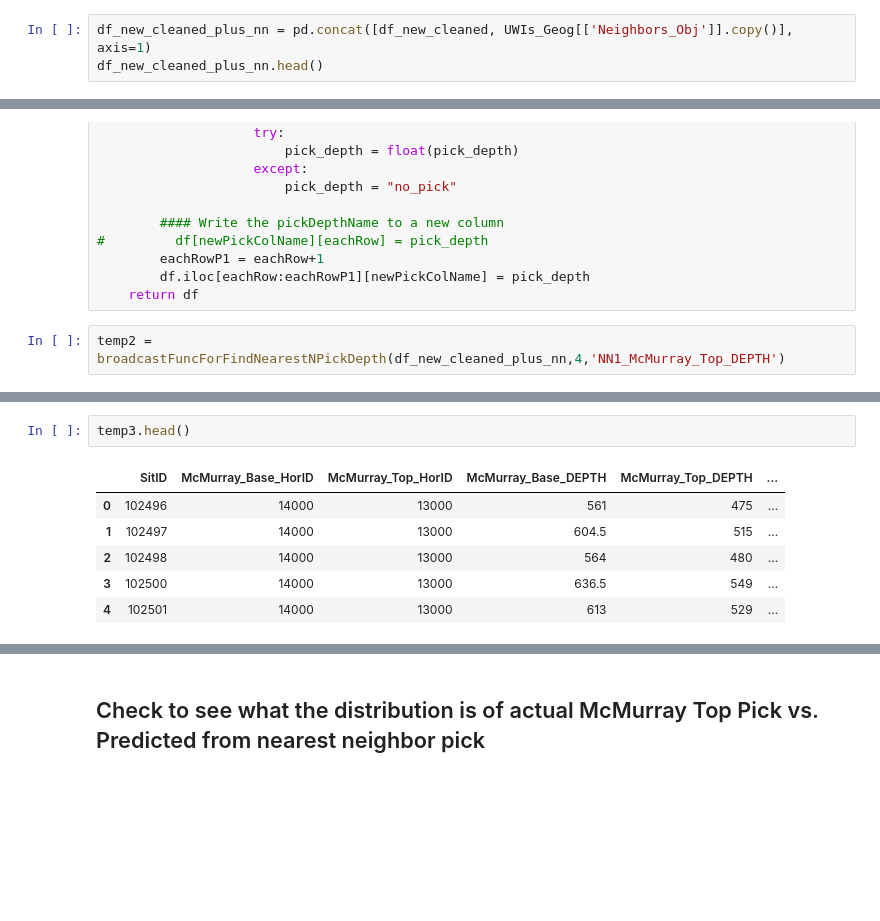
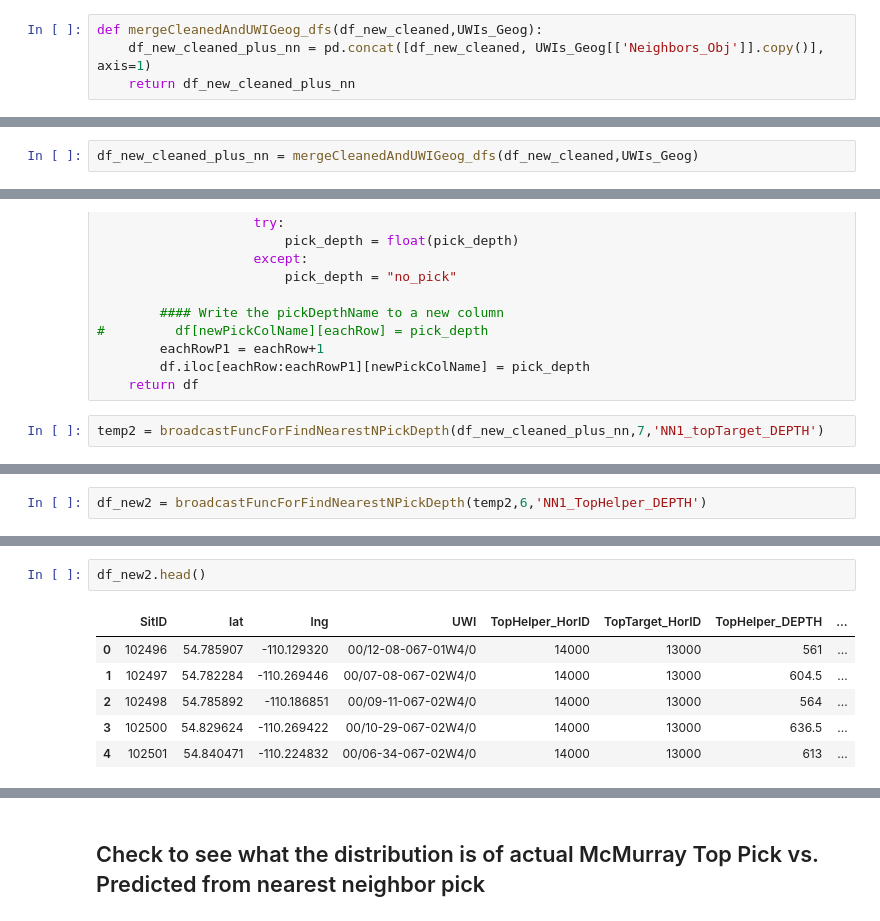
Before and after one commit to JustinGOSSES/MannvilleGroup_Strat_Hackathon, a Jupyter notebook: notebooks_2018/modular_redo/WellsKNN/wellKNN_wKDtree-Post092018_vC.ipynb, the cells around one changed output, grey strips where cells are left out. Drawn from its saved outputs; the diff is of its cells as text; blank space fills up the shorter version.

```diff
--- a/notebooks_2018/modular_redo/WellsKNN/wellKNN_wKDtree-Post092018_vC.ipynb
+++ b/notebooks_2018/modular_redo/WellsKNN/wellKNN_wKDtree-Post092018_vC.ipynb
@@ -332,5 +421,6 @@ df_new_cleaned.head()
 # %% [markdown]
 #### Merge df_new_cleaned data frame with UWIs_Geog data frame
 # %%
-df_new_cleaned_plus_nn = pd.concat([df_new_cleaned, UWIs_Geog[['Neighbors_Obj']].copy()], axis=1)
-df_new_cleaned_plus_nn.head()
+def mergeCleanedAndUWIGeog_dfs(df_new_cleaned,UWIs_Geog):
+    df_new_cleaned_plus_nn = pd.concat([df_new_cleaned, UWIs_Geog[['Neighbors_Obj']].copy()], axis=1)
+    return df_new_cleaned_plus_nn
@@ -343,0 +427,2 @@ df_new_cleaned_plus_nn.head()
+# %%
+df_new_cleaned_plus_nn = mergeCleanedAndUWIGeog_dfs(df_new_cleaned,UWIs_Geog)
@@ -453,6 +547,6 @@ def broadcastFuncForFindNearestNPickDepth(df,pickColInt,newPickColName):
         df.iloc[eachRow:eachRowP1][newPickColName] = pick_depth
     return df
 # %%
-temp2 = broadcastFuncForFindNearestNPickDepth(df_new_cleaned_plus_nn,4,'NN1_McMurray_Top_DEPTH')
+temp2 = broadcastFuncForFindNearestNPickDepth(df_new_cleaned_plus_nn,7,'NN1_topTarget_DEPTH')
 # %% [output]
 0   NaN
@@ -509,0 +614,2 @@ temp3 = temp2[['SitID','McMurray_Base_HorID','McMurray_Top_HorID','McMurray_Base
+# %%
+df_new2 = broadcastFuncForFindNearestNPickDepth(temp2,6,'NN1_TopHelper_DEPTH')
@@ -510,9 +652,9 @@ temp3 = temp2[['SitID','McMurray_Base_HorID','McMurray_Top_HorID','McMurray_Base
 # %%
-temp3.head()
+df_new2.head()
 # %% [output]
-|  | SitID | McMurray_Base_HorID | McMurray_Top_HorID | McMurray_Base_DEPTH | McMurray_Top_DEPTH | ... |
-| 0 | 102496 | 14000 | 13000 | 561 | 475 | ... |
-| 1 | 102497 | 14000 | 13000 | 604.5 | 515 | ... |
-| 2 | 102498 | 14000 | 13000 | 564 | 480 | ... |
-| 3 | 102500 | 14000 | 13000 | 636.5 | 549 | ... |
-| 4 | 102501 | 14000 | 13000 | 613 | 529 | ... |
+|  | SitID | lat | lng | UWI | TopHelper_HorID | TopTarget_HorID | TopHelper_DEPTH | ... |
+| 0 | 102496 | 54.785907 | -110.129320 | 00/12-08-067-01W4/0 | 14000 | 13000 | 561 | ... |
+| 1 | 102497 | 54.782284 | -110.269446 | 00/07-08-067-02W4/0 | 14000 | 13000 | 604.5 | ... |
+| 2 | 102498 | 54.785892 | -110.186851 | 00/09-11-067-02W4/0 | 14000 | 13000 | 564 | ... |
+| 3 | 102500 | 54.829624 | -110.269422 | 00/10-29-067-02W4/0 | 14000 | 13000 | 636.5 | ... |
+| 4 | 102501 | 54.840471 | -110.224832 | 00/06-34-067-02W4/0 | 14000 | 13000 | 613 | ... |
```
Also changed, not shown: parts of 80 cells of this notebook, 3 other files.
